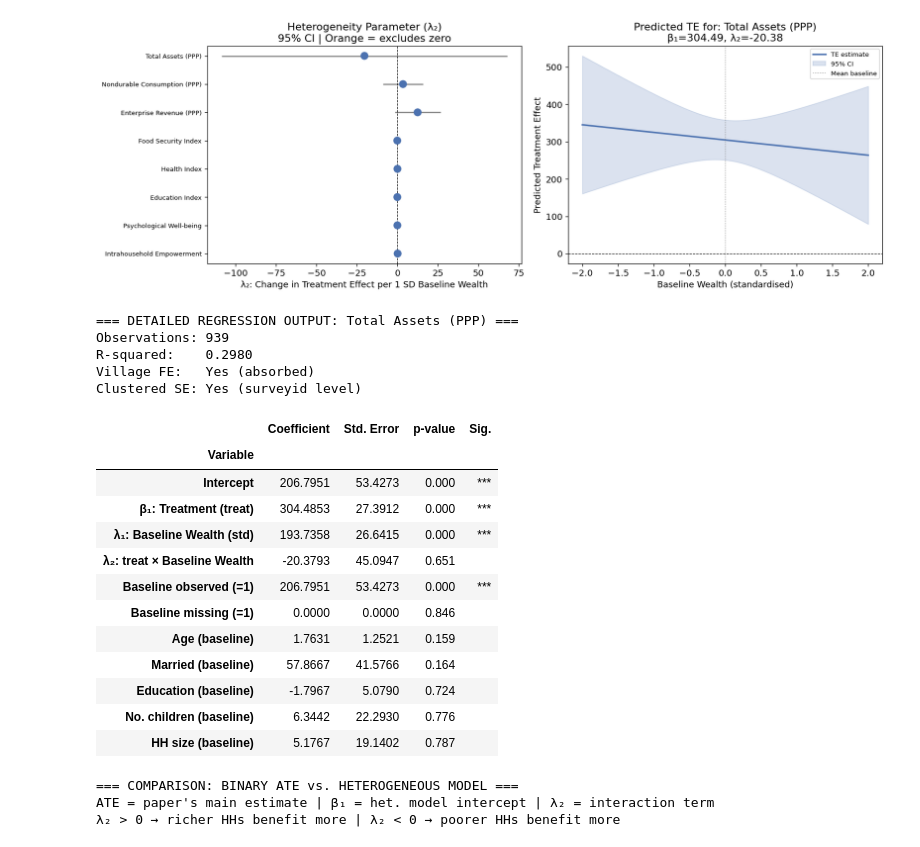
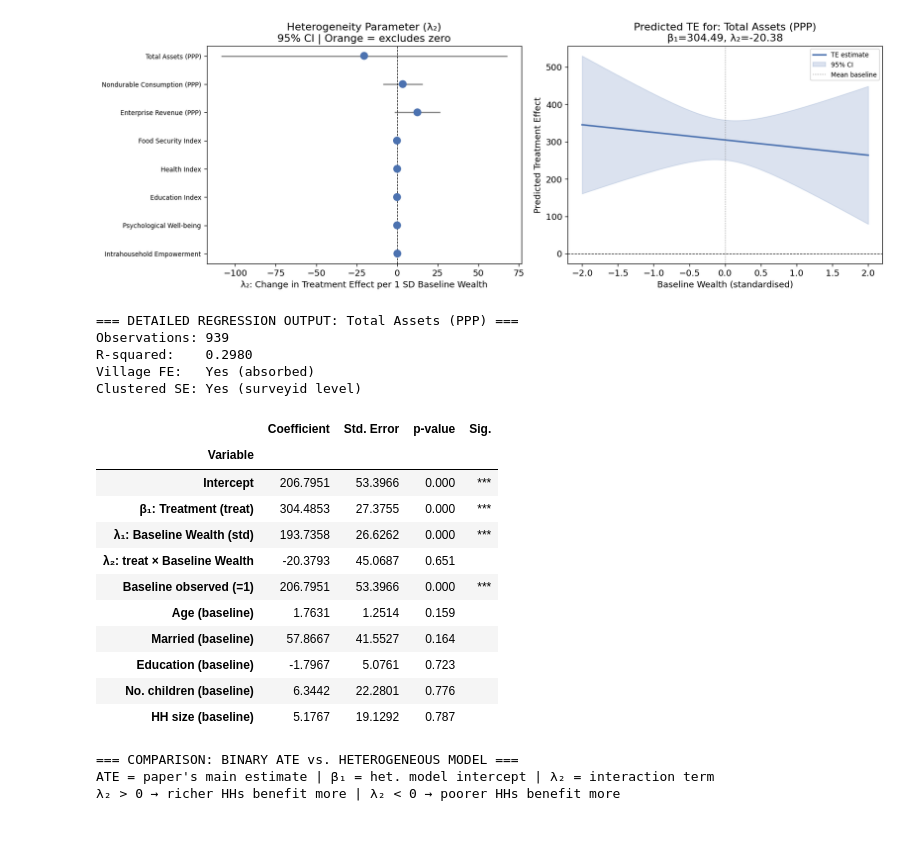
Before and after one commit to Ishikajj/advanced-econometrics-project, a Jupyter notebook: dataviewing.ipynb, the cells around one changed output. Saved outputs shown, nothing was run; the diff lists cells and outputs as text; code cells hidden in the pictures.

```diff
--- a/dataviewing.ipynb
+++ b/dataviewing.ipynb
@@ -966,7 +966,7 @@ def run_heterogeneous_model(data, var, extra_controls=None, cluster_var='surveyi
     # Interaction: treat × baseline wealth (standardised)
     d['treat_x_base'] = d['treat'] * d['basewealth_std']
 
-    regressors = ['treat', 'basewealth_std', 'treat_x_base', 'base_full', 'base_miss']
+    regressors = ['treat', 'basewealth_std', 'treat_x_base', 'base_full']
 
     # Add extra controls if available
     if extra_controls:
@@ -1155,7 +1155,7 @@ if result_focus is not None:
     pvals  = result_focus.pvalues
 
     key_vars = ['Intercept', 'treat', 'basewealth_std', 'treat_x_base',
-                'base_full', 'base_miss'] + [c for c in BASELINE_CONTROLS if c in params.index]
+                'base_full'] + [c for c in BASELINE_CONTROLS if c in params.index]
 
     rows_detail = []
     labels_map = {
@@ -1164,50 +1164,48 @@ if result_focus is not None:
         'basewealth_std': 'λ₁: Baseline Wealth (std)',
         'treat_x_base':   'λ₂: treat × Baseline Wealth',
         'base_full':      'Baseline observed (=1)',
-        'base_miss':      'Baseline missing (=1)',
         'b_age':          'Age (baseline)',
         'b_married':      'Married (baseline)',
         'b_edu':          'Education (baseline)',
         'b_children':     'No. children (baseline)',
         'b_hhsize':       'HH size (baseline)',
     }
 
     for v in key_vars:
         if v in params.index:
             rows_detail.append({
                 'Variable':    labels_map.get(v, v),
                 'Coefficient': f'{params[v]:.4f}',
                 'Std. Error':  f'{bse[v]:.4f}',
                 'p-value':     f'{pvals[v]:.3f}',
                 'Sig.':        stars(pvals[v]),
             })
 
     print(f'=== DETAILED REGRESSION OUTPUT: {INDEX_LABELS[focus_var]} ===')
     print(f'Observations: {int(result_focus.nobs)}')
     print(f'R-squared:    {result_focus.rsquared:.4f}')
     print(f'Village FE:   Yes (absorbed)')
     print(f'Clustered SE: Yes (surveyid level)')
     print()
     display(pd.DataFrame(rows_detail).set_index('Variable'))
 # %% [output]
 === DETAILED REGRESSION OUTPUT: Total Assets (PPP) ===
 Observations: 939
 R-squared:    0.2980
 Village FE:   Yes (absorbed)
 Clustered SE: Yes (surveyid level)
 |  | Coefficient | Std. Error | p-value | Sig. |
 | Variable |  |  |  |  |
-| Intercept | 206.7951 | 53.4273 | 0.000 | *** |
-| β₁: Treatment (treat) | 304.4853 | 27.3912 | 0.000 | *** |
-| λ₁: Baseline Wealth (std) | 193.7358 | 26.6415 | 0.000 | *** |
-| λ₂: treat × Baseline Wealth | -20.3793 | 45.0947 | 0.651 |  |
-| Baseline observed (=1) | 206.7951 | 53.4273 | 0.000 | *** |
-| Baseline missing (=1) | 0.0000 | 0.0000 | 0.846 |  |
-| Age (baseline) | 1.7631 | 1.2521 | 0.159 |  |
-| Married (baseline) | 57.8667 | 41.5766 | 0.164 |  |
-| Education (baseline) | -1.7967 | 5.0790 | 0.724 |  |
-| No. children (baseline) | 6.3442 | 22.2930 | 0.776 |  |
-| HH size (baseline) | 5.1767 | 19.1402 | 0.787 |  |
+| Intercept | 206.7951 | 53.3966 | 0.000 | *** |
+| β₁: Treatment (treat) | 304.4853 | 27.3755 | 0.000 | *** |
+| λ₁: Baseline Wealth (std) | 193.7358 | 26.6262 | 0.000 | *** |
+| λ₂: treat × Baseline Wealth | -20.3793 | 45.0687 | 0.651 |  |
+| Baseline observed (=1) | 206.7951 | 53.3966 | 0.000 | *** |
+| Age (baseline) | 1.7631 | 1.2514 | 0.159 |  |
+| Married (baseline) | 57.8667 | 41.5527 | 0.164 |  |
+| Education (baseline) | -1.7967 | 5.0761 | 0.723 |  |
+| No. children (baseline) | 6.3442 | 22.2801 | 0.776 |  |
+| HH size (baseline) | 5.1767 | 19.1292 | 0.787 |  |
 # %%
 # Summary: compare binary ATE vs heterogeneous model for all indices
 compare_rows = []
```
Also changed, not shown: parts of 6 cells of this notebook.
